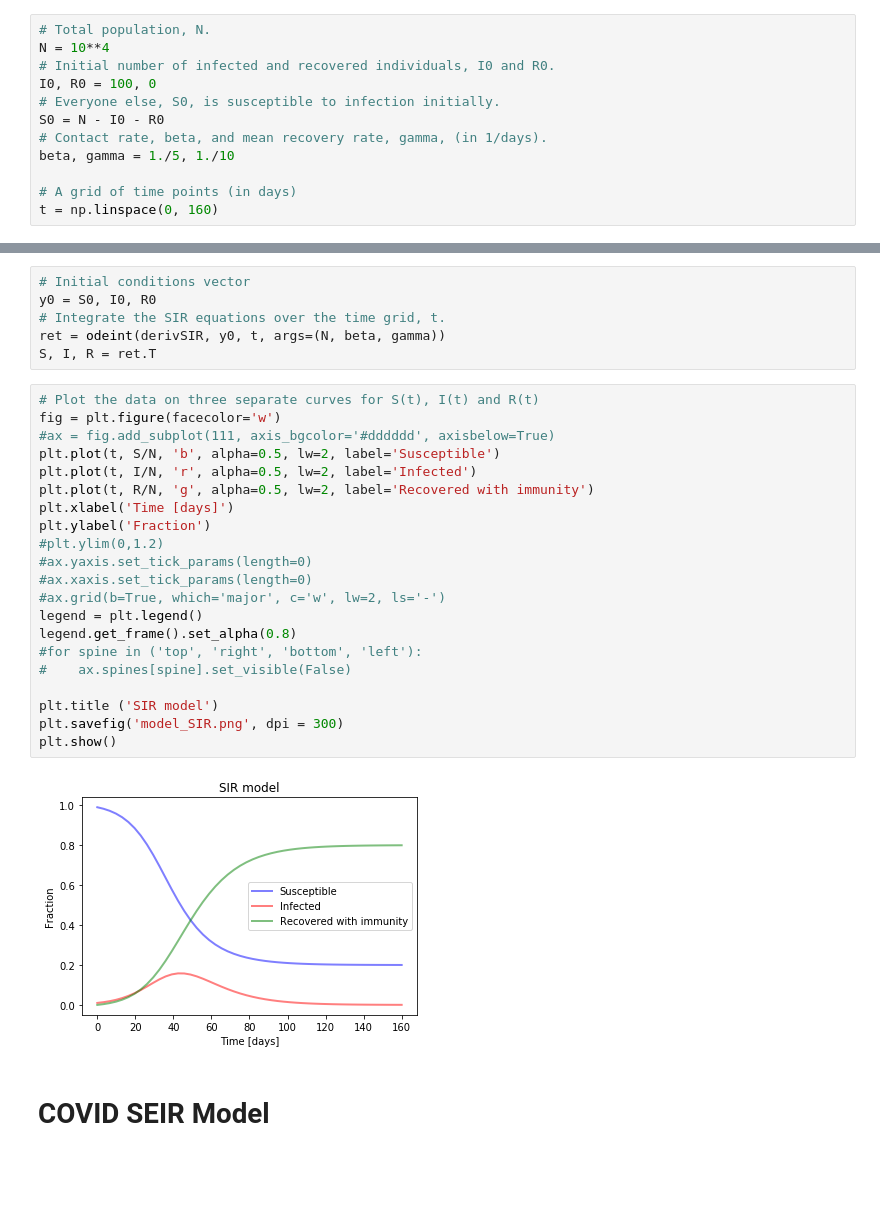
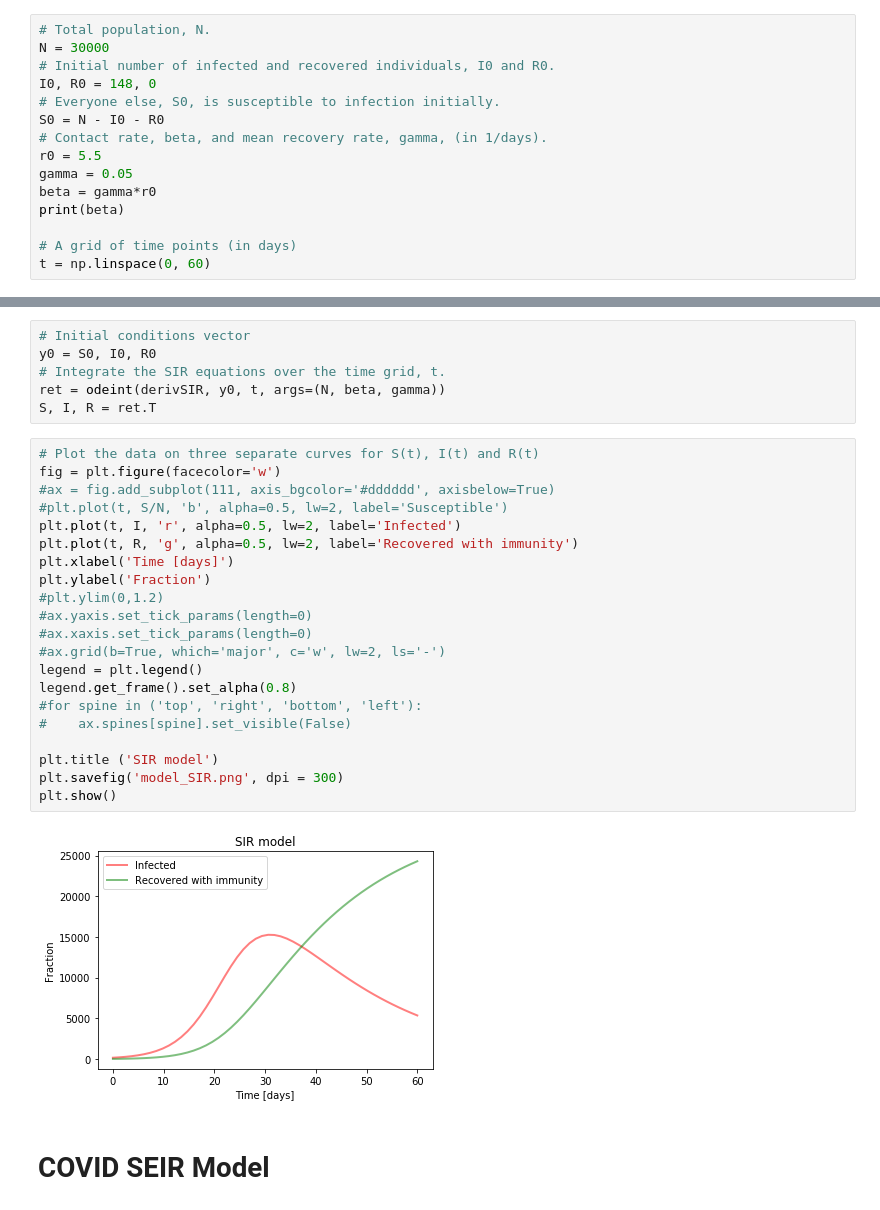
Before and after one commit to albortros/COVID-19, a Jupyter notebook: model-SIR/COVID_model.ipynb, the cells around one changed output, grey strips where cells are left out. Saved outputs shown, nothing was run; the diff lists cells and outputs as text; blank space fills up the shorter version.

```diff
--- a/model/COVID_model.ipynb
+++ b/model-SIR/COVID_model.ipynb
@@ -13,13 +13,16 @@ from scipy.integrate import odeint
 ### Parameters
 # %%
 # Total population, N.
-N = 10**4
+N = 30000
 # Initial number of infected and recovered individuals, I0 and R0.
-I0, R0 = 100, 0
+I0, R0 = 148, 0
 # Everyone else, S0, is susceptible to infection initially.
 S0 = N - I0 - R0
 # Contact rate, beta, and mean recovery rate, gamma, (in 1/days).
-beta, gamma = 1./5, 1./10
+r0 = 5.5
+gamma = 0.05
+beta = gamma*r0
+print(beta)
 
 # A grid of time points (in days)
-t = np.linspace(0, 160)
+t = np.linspace(0, 60)
@@ -40,26 +45,26 @@ S, I, R = ret.T
 # %%
 # Plot the data on three separate curves for S(t), I(t) and R(t)
 fig = plt.figure(facecolor='w')
 #ax = fig.add_subplot(111, axis_bgcolor='#dddddd', axisbelow=True)
-plt.plot(t, S/N, 'b', alpha=0.5, lw=2, label='Susceptible')
-plt.plot(t, I/N, 'r', alpha=0.5, lw=2, label='Infected')
-plt.plot(t, R/N, 'g', alpha=0.5, lw=2, label='Recovered with immunity')
+#plt.plot(t, S/N, 'b', alpha=0.5, lw=2, label='Susceptible')
+plt.plot(t, I, 'r', alpha=0.5, lw=2, label='Infected')
+plt.plot(t, R, 'g', alpha=0.5, lw=2, label='Recovered with immunity')
 plt.xlabel('Time [days]')
 plt.ylabel('Fraction')
 #plt.ylim(0,1.2)
 #ax.yaxis.set_tick_params(length=0)
 #ax.xaxis.set_tick_params(length=0)
 #ax.grid(b=True, which='major', c='w', lw=2, ls='-')
 legend = plt.legend()
 legend.get_frame().set_alpha(0.8)
 #for spine in ('top', 'right', 'bottom', 'left'):
 #    ax.spines[spine].set_visible(False)
 
 plt.title ('SIR model')
 plt.savefig('model_SIR.png', dpi = 300)
 plt.show()
 # %% [output]
-[figure, old version]
+[figure, new version]
 # %% [markdown]
 # COVID SEIR Model
 # %% [markdown]
```
Also changed, not shown: parts of 1 cell of this notebook, 1 other file.
